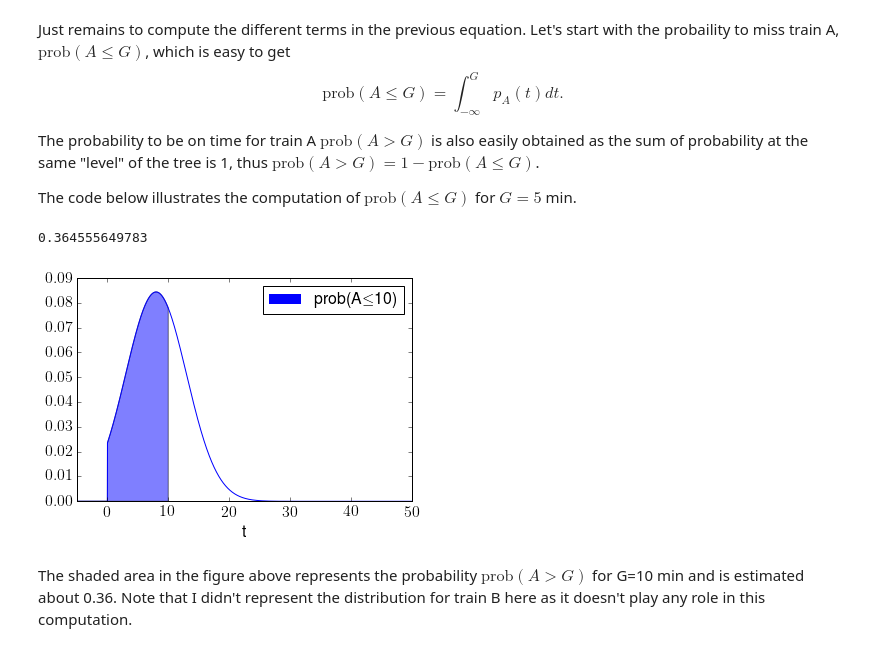
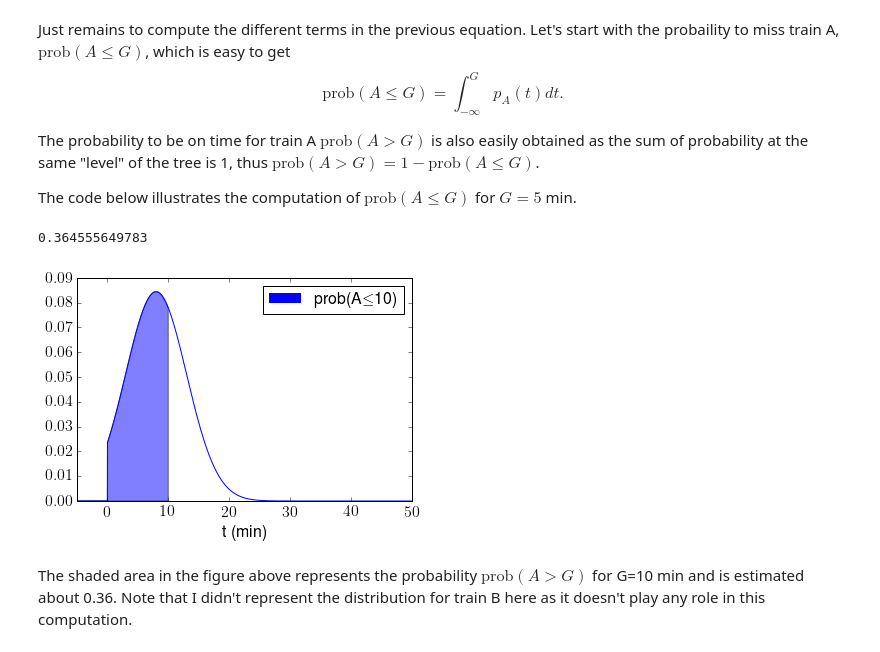
Before and after one commit to greghor/BelgiumTrainAlwaysLate, a Jupyter notebook: BelgiumTrainsAlwaysLate.ipynb, the cells around one changed output. Cells and saved outputs as stored; diff of their text form; code cells hidden in the pictures.

```diff
--- a/BelgiumTrainsAlwaysLate.ipynb
+++ b/BelgiumTrainsAlwaysLate.ipynb
@@ -143,24 +143,24 @@ The code below illustrates the computation of $ \text{prob}(A \le G)$ for $G=5$
 # %%
 
 # illustrate pA(t>10)
 
 
 plt.plot([], [], color='blue', linewidth=10)
 plt.legend(['prob(A$\le$10)'],fontsize=fSize)
 
 id=np.where(t <= 10.)
 plt.fill_between(t[id],0,pdfA[id],facecolor='blue',alpha='0.5')
 plt.hold
 plt.plot(t,pdfA)
 plt.xlim([-5,50]);
-plt.xlabel('t')
+plt.xlabel('t (min)')
 
 # compute pA(t>10) from the cdf function
 p=1-truncnorm.cdf(10,CminA,CmaxA,loc=muA,scale=sigA)
 print p
 # %% [output]
 0.364555649783
-[figure, old version]
+[figure, new version]
 # %% [markdown]
 The shaded area in the figure above represents the probability $\text{prob}(A > G)$ for G=10 min and is estimated about 0.36.
 Note that I didn't represent the distribution for train B here as it doesn't play any role in this computation.
```
Also changed, not shown: parts of 3 cells of this notebook, 1 other file.
